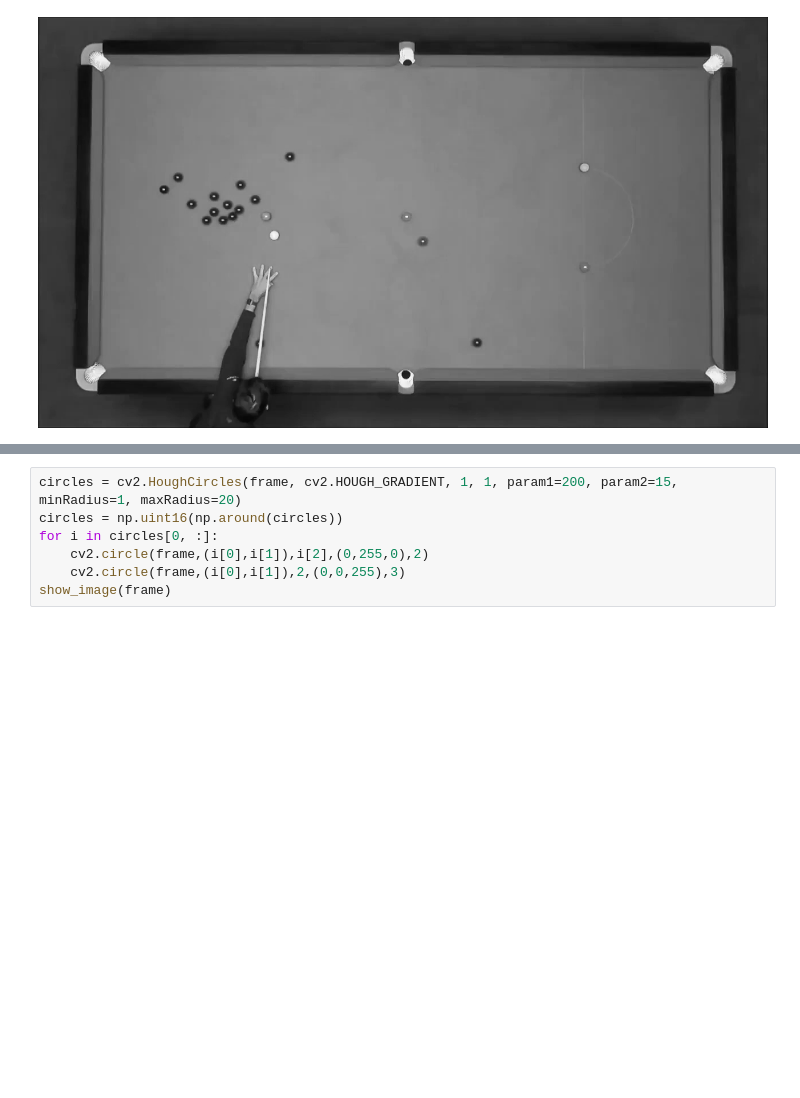
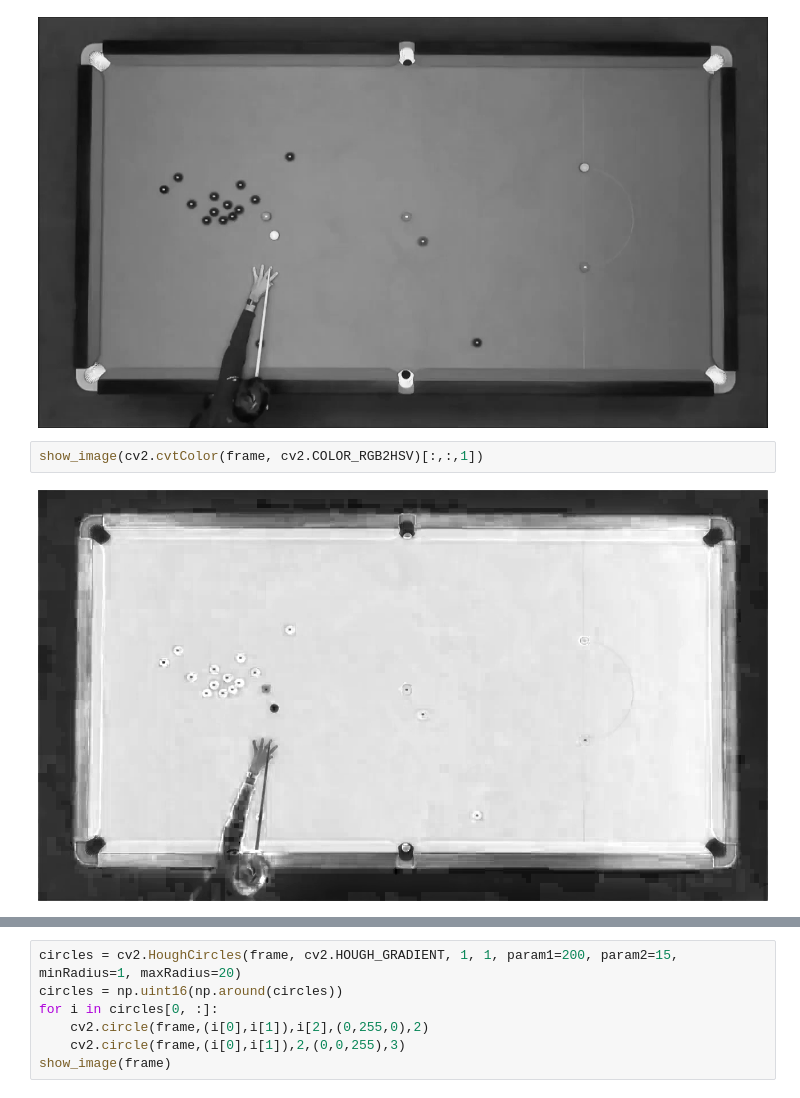
Before and after one commit to MarceloTrapano/CV, a Jupyter notebook: Project2/snooker.ipynb, the cells around one changed output, grey strips where cells are left out. Drawn from its saved outputs; the diff is of its cells as text; blank space fills up the shorter version.

```diff
--- a/Project2/snooker.ipynb
+++ b/Project2/snooker.ipynb
@@ -23,6 +23,10 @@ show_image(frame)
 show_image(cv2.cvtColor(frame, cv2.COLOR_RGB2GRAY))
 # %% [output]
 [figure]
+# %%
+show_image(cv2.cvtColor(frame, cv2.COLOR_RGB2HSV)[:,:,1])
+# %% [output]
+[figure, added]
 # %%
 def threshold(image, low=0, high=255):
     val_1 = cv2.threshold(image, low, 255, cv2.THRESH_BINARY)[1]
```
Also changed, not shown: parts of 6 cells of this notebook, 2 other files.
